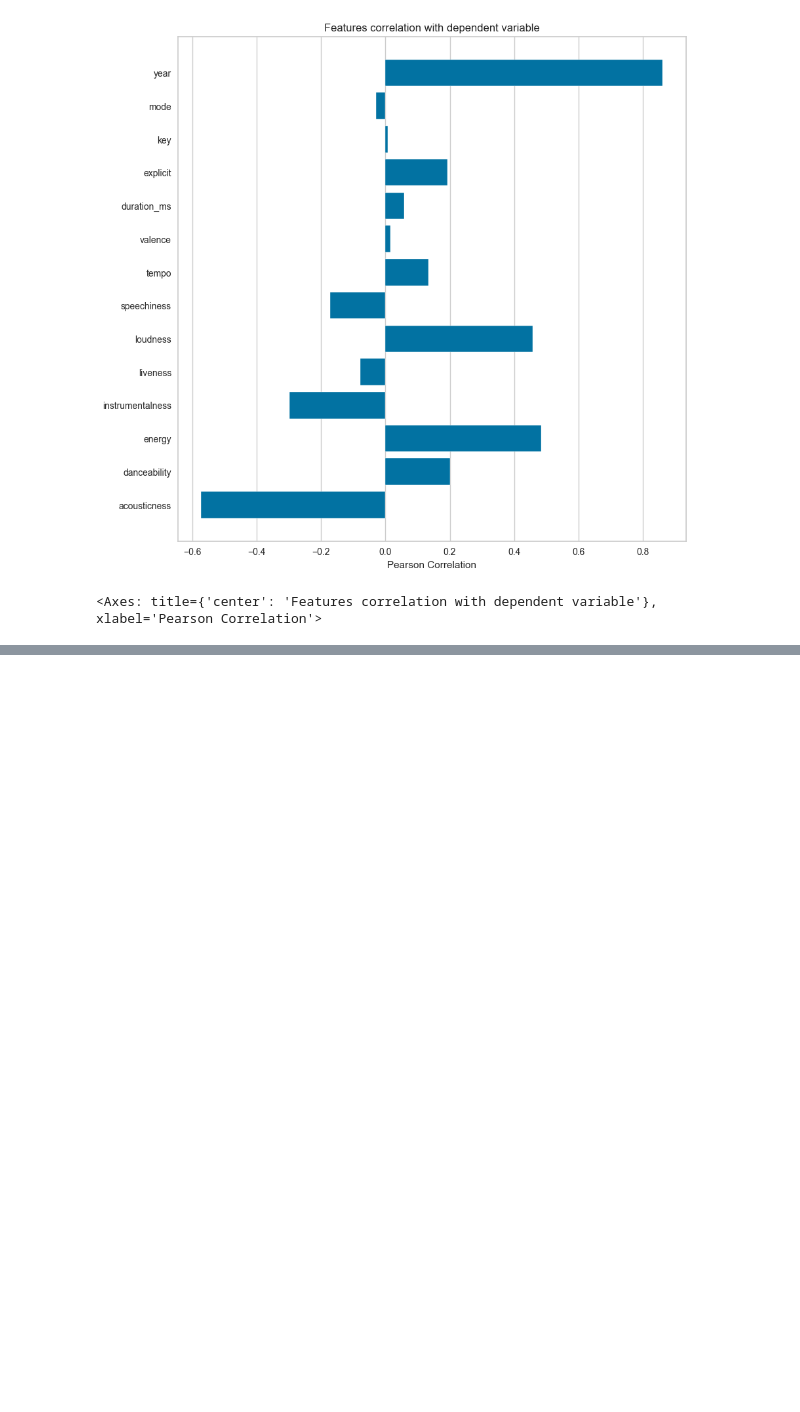
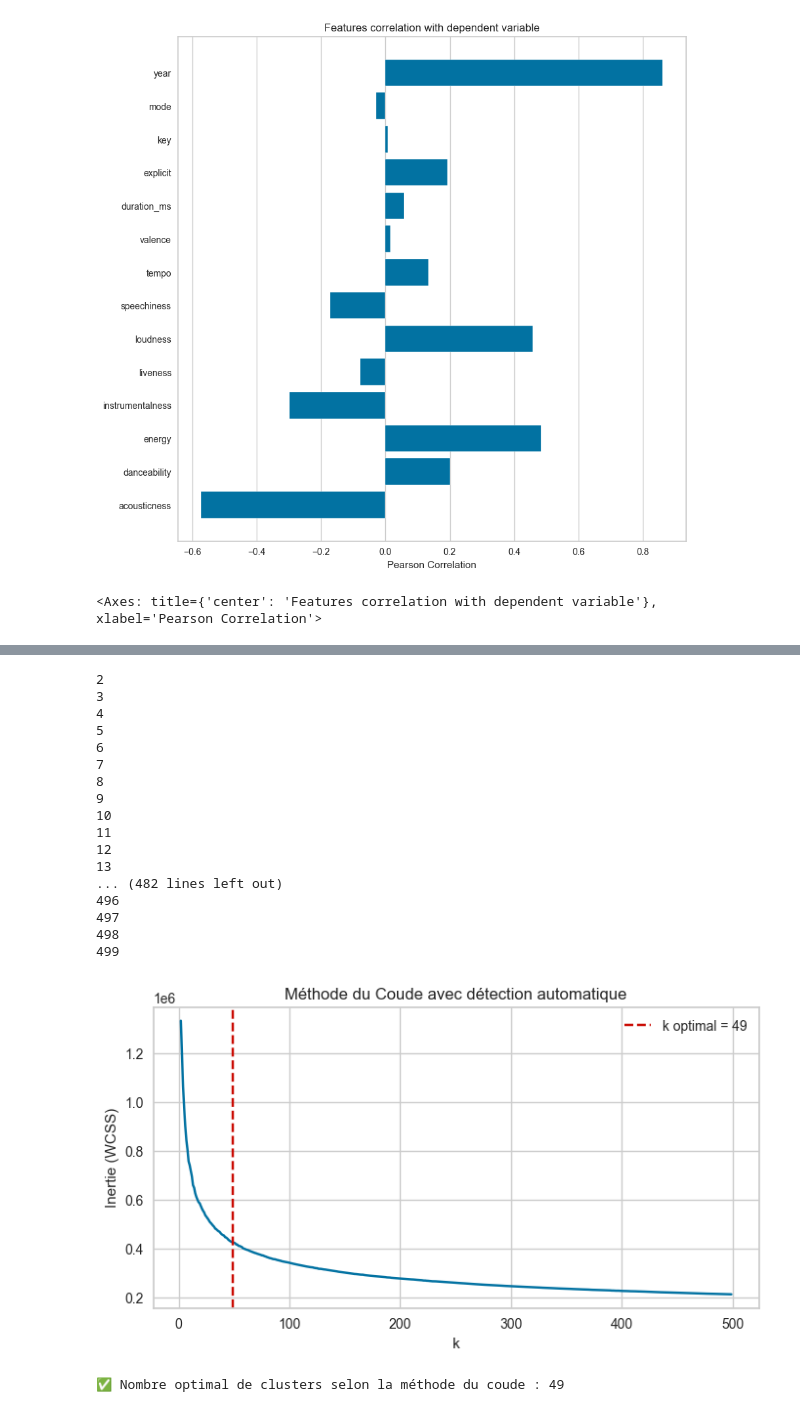
Before and after one commit to Karimarf/Hadoop-Music-Recommendation, a Jupyter notebook: main.ipynb, the cells around one changed output, grey strips where cells are left out. Saved outputs shown, nothing was run; the diff lists cells and outputs as text; code cells hidden in the pictures; blank space fills up the shorter version.

Commit message:
Méthode du coude

```diff
--- a/main.ipynb
+++ b/main.ipynb
@@ -94,0 +95,67 @@ fig.show()
+# %%
+import pandas as pd
+import numpy as np
+from sklearn.preprocessing import StandardScaler
+from sklearn.cluster import KMeans
+import matplotlib.pyplot as plt
+from kneed import KneeLocator
+
+features = [
+    'acousticness', 'danceability', 'duration_ms', 'energy',
+    'instrumentalness', 'liveness', 'loudness', 'speechiness',
+    'tempo', 'valence'
+]
+
+df = df.dropna(subset=features)
+
+X = df[features].values
+scaler = StandardScaler()
+X_scaled = scaler.fit_transform(X)
+
+# Méthode du coude : inertie pour différents k
+inertias = []
+K = list(range(2, 500))
+
+for k in K:
+    kmeans = KMeans(n_clusters=k, random_state=42)
+    kmeans.fit(X_scaled)
+    inertias.append(kmeans.inertia_)
+    print(k)
+
+# Détection automatique du coude
+kneedle = KneeLocator(K, inertias, curve="convex", direction="decreasing")
+k_optimal = kneedle.knee
+
+# Affichage du graphe
+plt.figure(figsize=(8, 4))
+plt.plot(K, inertias, 'bx-')
+plt.axvline(x=k_optimal, color='r', linestyle='--', label=f"k optimal = {k_optimal}")
+plt.xlabel('k')
+plt.ylabel('Inertie (WCSS)')
+plt.title('Méthode du Coude avec détection automatique')
+plt.legend()
+plt.grid(True)
+plt.show()
+
+# Résultat
+print(f"✅ Nombre optimal de clusters selon la méthode du coude : {k_optimal}")
+# %% [output]
+2
+3
+4
+5
+6
+7
+8
+9
+10
+11
+12
+13
+... (482 lines left out)
+496
+497
+498
+499
+[figure, added]
+✅ Nombre optimal de clusters selon la méthode du coude : 49
```
Also changed, not shown: parts of 1 cell of this notebook.
